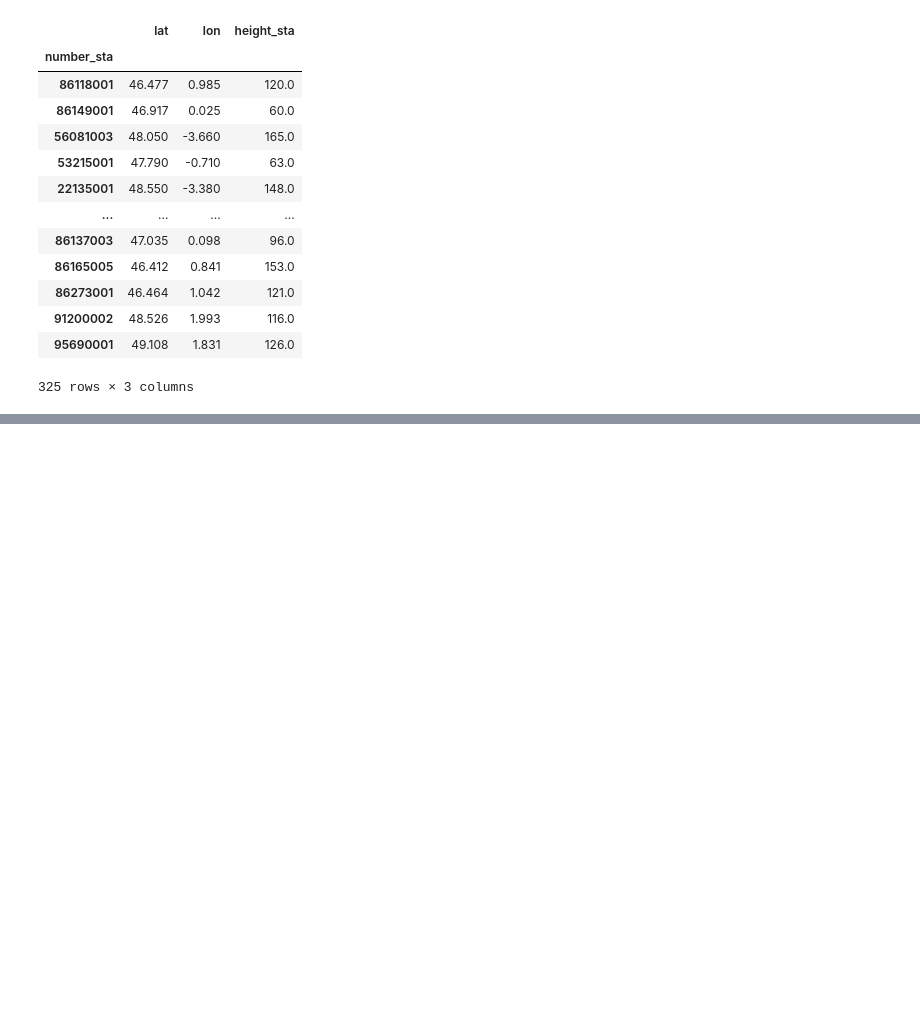
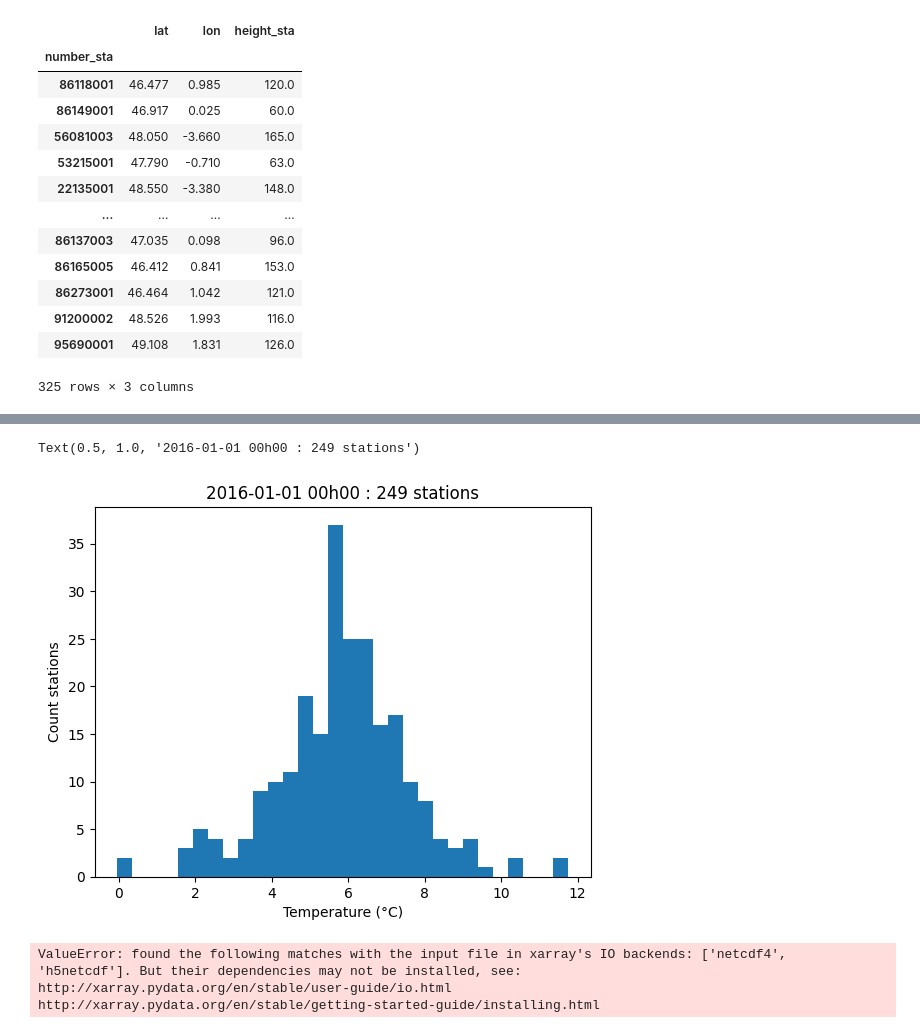
Before and after one commit to damienanquetin/HackathonMF, a Jupyter notebook: notebooks/data_explo.ipynb, the cells around one changed output, grey strips where cells are left out. Drawn from its saved outputs; the diff is of its cells as text; code cells hidden in the pictures; blank space fills up the shorter version.

```diff
--- a/notebooks/data_explo.ipynb
+++ b/notebooks/data_explo.ipynb
@@ -7,0 +13,3 @@ import matplotlib.pyplot as plt
+# %%
+X_station_train_df = pd.read_csv("../../Hackathon/Train/X_station_train.csv", index_col=["Id"])
+X_station_train_df
@@ -125,0 +97,19 @@ df3[df3.Id=='414066001_0']
+# %%
+temp_ds = X_station_train_df[X_station_train_df['date'] == "2016-01-01 00:00:00"]
+
+temp = temp_ds.t.values - 273.15
+
+plt.hist(temp, bins=30)  # density = False would make counts
+plt.ylabel('Count stations')
+plt.xlabel('Temperature (°C)')
+plt.title(f"2016-01-01 00h00 : {len(temp_ds.index)} stations")
+# %% [output]
+Text(0.5, 1.0, '2016-01-01 00h00 : 249 stations')
+[figure, added]
+# %%
+NW_masks = xr.open_dataset("../../Hackathon/Other/NW_masks.nc")
+NW_masks
+# %% [output]
+ValueError: found the following matches with the input file in xarray's IO backends: ['netcdf4', 'h5netcdf']. But their dependencies may not be installed, see:
+http://xarray.pydata.org/en/stable/user-guide/io.html
+http://xarray.pydata.org/en/stable/getting-started-guide/installing.html
```
Also changed, not shown: parts of 21 cells of this notebook.
